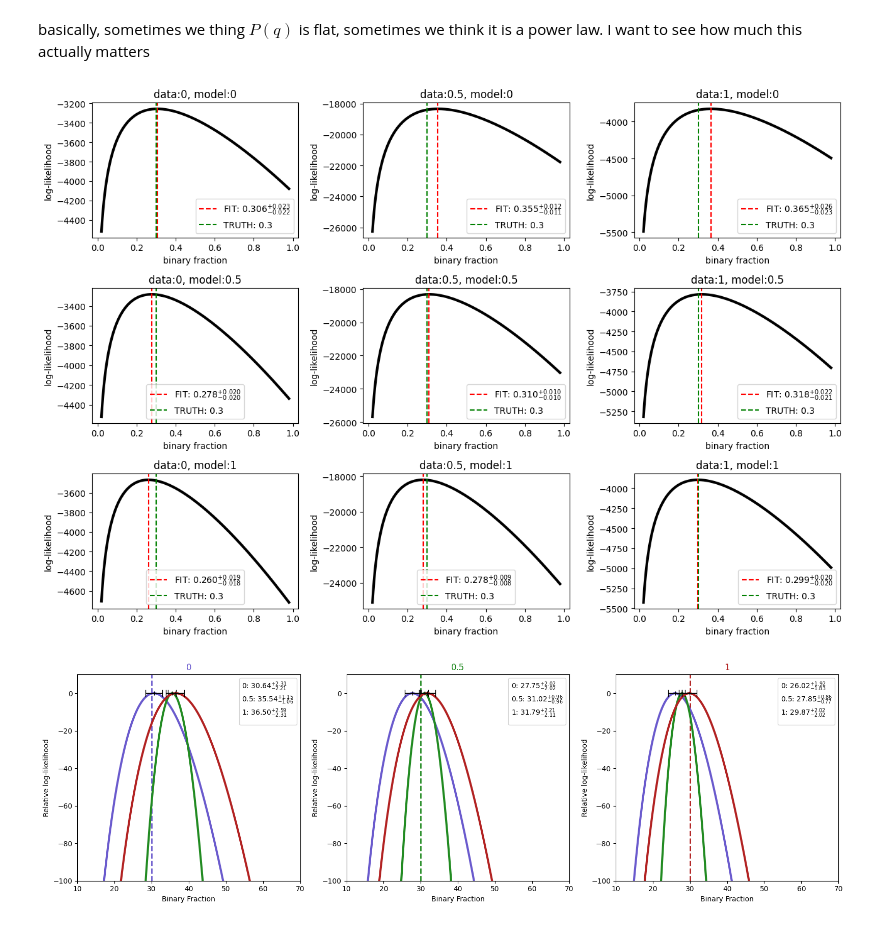
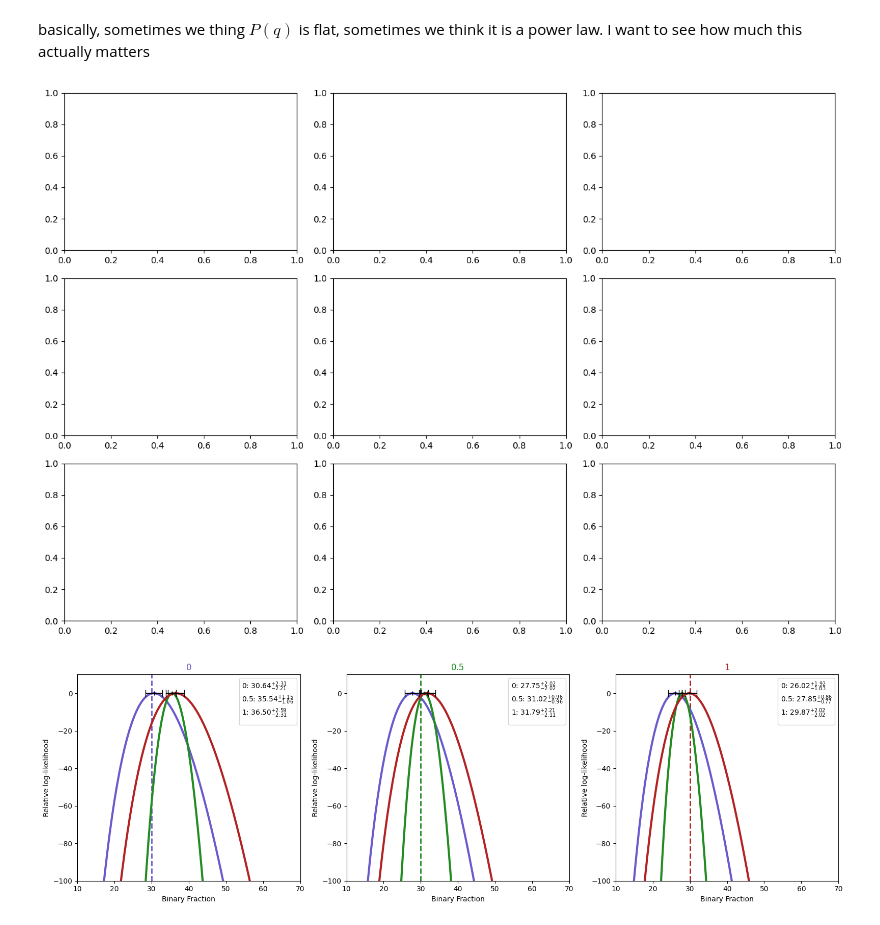
Before and after one commit to BenPennell/BrownDwarfProbabilities, a Jupyter notebook: DependenceMassRatio.ipynb, the cells around one changed output. Cells and saved outputs as stored; diff of their text form; code cells hidden in the pictures.

```diff
--- a/DependenceMassRatio.ipynb
+++ b/DependenceMassRatio.ipynb
@@ -27,7 +27,7 @@ for row in tqdm(mdwarfs): # we don't need every object, really
     all_mdwarfs.append(df)
 # %%
 data = pickle.load(open("./massive_data/2026-01-31-flat_q.pkl", "rb"))["data"]
-data_exp = pickle.load(open("./massive_data/2026-01-20-reference.pkl", "rb"))["data"]
+data_exp = np.random.choice(pickle.load(open("./massive_data/2026-01-20-reference.pkl", "rb"))["data"], len(data))
 data_1 = pickle.load(open("./massive_data/2026-01-31-gamma1.pkl", "rb"))["data"]
 dsets = [data, data_exp, data_1]
 q_models = [0, 0.5, 1]
@@ -39,41 +39,41 @@ res = np.zeros((len(q_models), len(q_models), 2, 1000))
 res_est = np.zeros((len(q_models), len(q_models), 3))
 
 fig, axs = plt.subplots(3,3, figsize=(13,9))
 
 pbar = tqdm(total=len(q_models)*len(dsets))
 for i, q_model in enumerate(q_models):
     for j in range(len(dsets)):
         ax = axs[i,j]
         synthdata = dsets[j]
         indices = [0,5,7,9,12]
         working_catalogue = []
         relevant_list = ["parallax", "mass", "solution_type"]
         masses = np.array([row["mass"] for row in all_mdwarfs])
         percs = np.percentile(masses, np.arange(0, 110, 10))
         relevant_list = ["parallax", "mass", "solution_type"]
         for row in np.random.choice(synthdata, len(synthdata)//3):
             df = dict()
             df["soltype_index"] = indices.index(row["solution_type"])
             df["mass_index"] = np.minimum(np.digitize(row["mass"], percs) - 1, 9)
             for item in relevant_list:
                 df[item] = float(row[item])
             working_catalogue.append(df)
         model_cube = Sampler.create_model_cube((35,25), p_model=(4,1.3), q_model=q_model)
         synthsampler = Sampler.popsampler(sc_cubes, working_catalogue, model_cube=model_cube)
         res[i,j] = synthsampler.binarity(resolution=1000, catalogue=working_catalogue, scale=3, mass_binned=True, verbose=False)
         mle, p, m = synthsampler.fb_estimator()
         res_est[i,j] = [mle, p, m]
-        ax.plot(synthsampler.fbs, synthsampler.likelihoods, c="black", linewidth=3);
-        ax.axvline(x=mle, c="red", linestyle="--", label=r'FIT: ${:.3f}^{{+{:.3f}}}_{{-{:.3f}}}$'.format(mle,p,m));
-        ax.axvline(x=binary_fraction, c="green", linestyle="--", label=f"TRUTH: {binary_fraction}")
-        ax.set_xlabel("binary fraction");
-        ax.set_ylabel("log-likelihood");
-        ax.set_title(f"data:{q_models[j]}, model:{q_models[i]}")
-        ax.legend();
+        # ax.plot(synthsampler.fbs, synthsampler.likelihoods, c="black", linewidth=3);
+        # ax.axvline(x=mle, c="red", linestyle="--", label=r'FIT: ${:.3f}^{{+{:.3f}}}_{{-{:.3f}}}$'.format(mle,p,m));
+        # ax.axvline(x=binary_fraction, c="green", linestyle="--", label=f"TRUTH: {binary_fraction}")
+        # ax.set_xlabel("binary fraction");
+        # ax.set_ylabel("log-likelihood");
+        # ax.set_title(f"data:{q_models[j]}, model:{q_models[i]}")
+        # ax.legend();
         pbar.update(1)
 plt.tight_layout()
 # %% [output]
-[figure, old version]
+[figure, new version]
 # %%
 fig, axs = plt.subplots(1,3, figsize=(16,5))
 cols = ['slateblue', 'forestgreen', 'firebrick']
```
Also changed, not shown: parts of 4 cells of this notebook, 43 other files.
